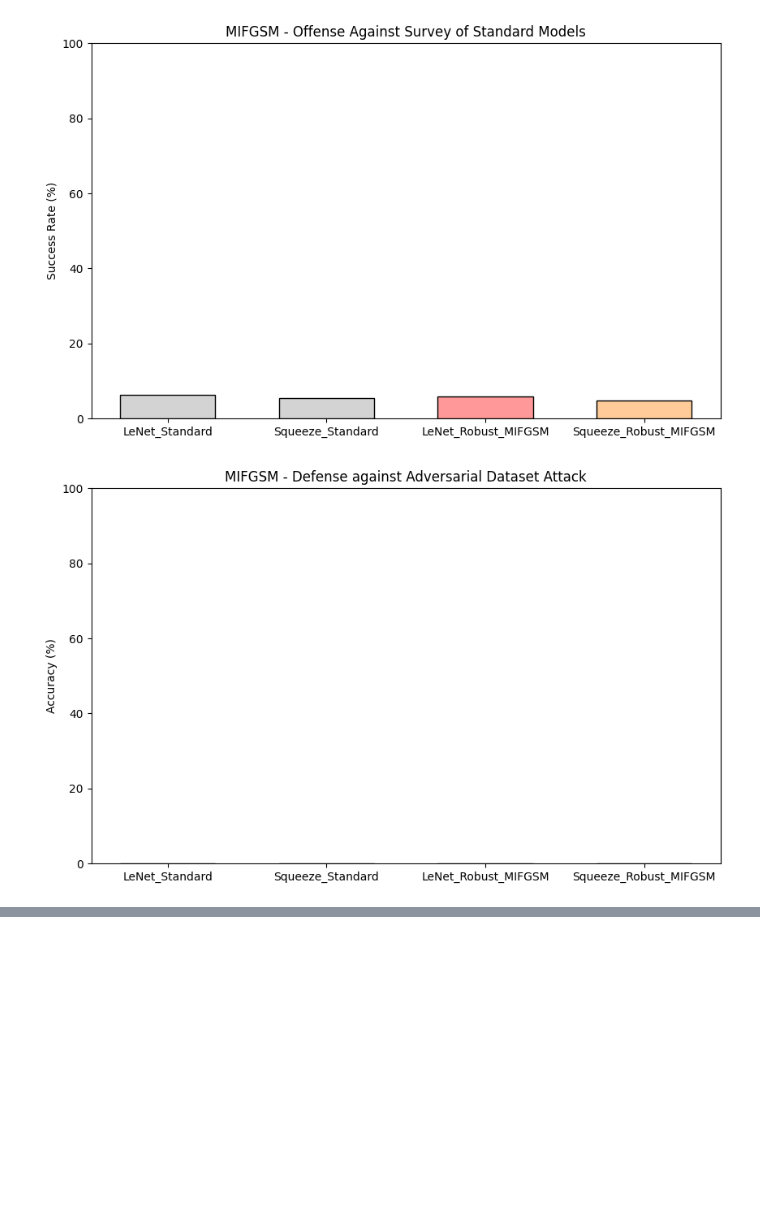
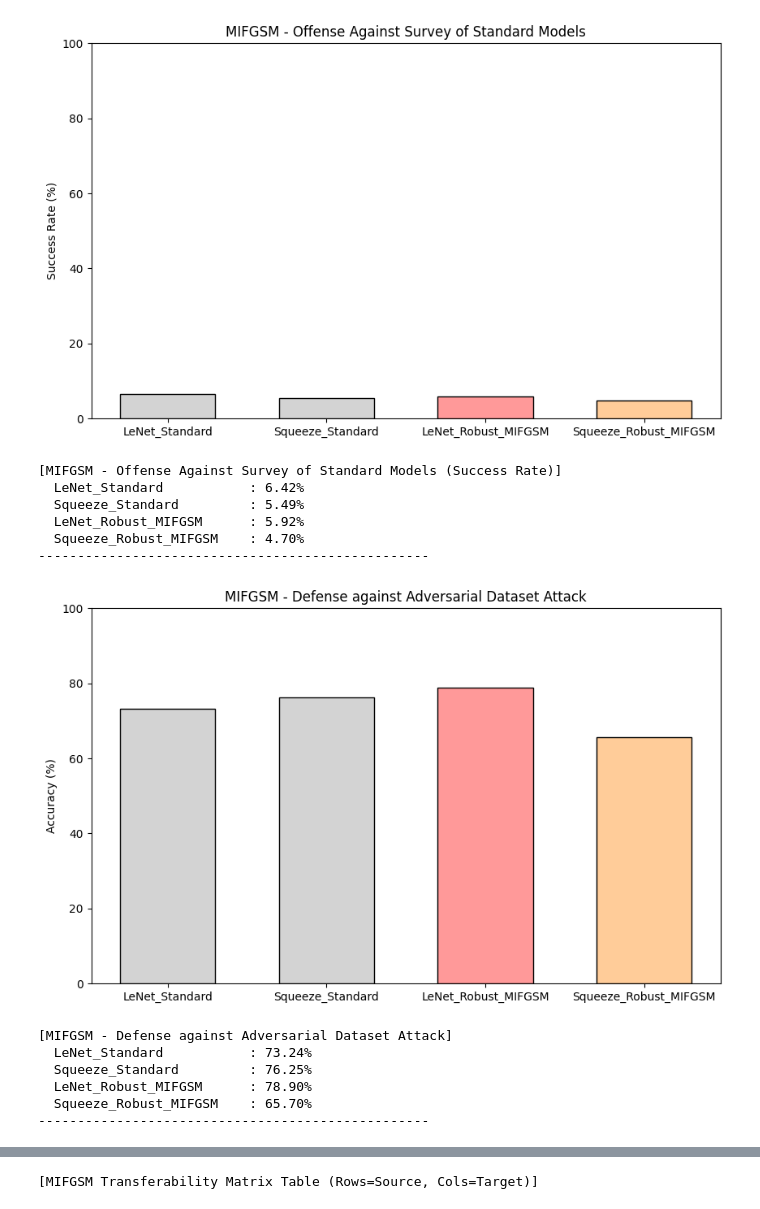
Before and after one commit to vm2781/adversarial_attacks, a Jupyter notebook: model_adversarial_analysis.ipynb, the cells around one changed output, grey strips where cells are left out. Saved outputs shown, nothing was run; the diff lists cells and outputs as text; code cells hidden in the pictures; blank space fills up the shorter version.

```diff
--- a/model_adversarial_analysis.ipynb
+++ b/model_adversarial_analysis.ipynb
@@ -526,6 +591,11 @@ if MIFGSM_metrics:
     plt.ylim(0, 100)
     plt.show()
 
+    print("\n[MIFGSM Baseline Clean Accuracy]")
+    for name, val in zip(MIFGSM_focus, MIFGSM_metrics['clean']):
+        print(f"  {name:<25}: {val:.2f}%")
+    print("-" * 50)
+
     plt.figure(figsize=(10, 6))
     plt.bar(x, MIFGSM_metrics['white'], color=bar_colors, edgecolor='black', width=width)
     plt.xticks(x, MIFGSM_focus)
@@ -533,6 +603,11 @@ if MIFGSM_metrics:
     plt.ylabel("Accuracy (%)")
     plt.ylim(0, 100)
     plt.show()
+
+    print("\n[MIFGSM White-box Accuracy (Robustness)]")
+    for name, val in zip(MIFGSM_focus, MIFGSM_metrics['white']):
+        print(f"  {name:<25}: {val:.2f}%")
+    print("-" * 50)
 
     plt.figure(figsize=(10, 6))
     plt.bar(x, MIFGSM_metrics['zoo_def'], color=bar_colors, edgecolor='black', width=width)
@@ -542,6 +617,11 @@ if MIFGSM_metrics:
     plt.ylim(0, 100)
     plt.show()
 
+    print("\n[MIFGSM - Defense against PGD Attack (Zoo Avg)]")
+    for name, val in zip(MIFGSM_focus, MIFGSM_metrics['zoo_def']):
+        print(f"  {name:<25}: {val:.2f}%")
+    print("-" * 50)
+
     plt.figure(figsize=(10, 6))
     plt.bar(x, MIFGSM_metrics['zoo_off'], color=bar_colors, edgecolor='black', width=width)
     plt.xticks(x, MIFGSM_focus)
@@ -550,6 +630,11 @@ if MIFGSM_metrics:
     plt.ylim(0, 100)
     plt.show()
 
+    print("\n[MIFGSM - Offense Against Survey of Standard Models (Success Rate)]")
+    for name, val in zip(MIFGSM_focus, MIFGSM_metrics['zoo_off']):
+        print(f"  {name:<25}: {val:.2f}%")
+    print("-" * 50)
+
     plt.figure(figsize=(10, 6))
     plt.bar(x, MIFGSM_ext_scores, color=bar_colors, edgecolor='black', width=width)
     plt.xticks(x, MIFGSM_focus)
@@ -557,6 +642,11 @@ if MIFGSM_metrics:
     plt.ylabel("Accuracy (%)")
     plt.ylim(0, 100)
     plt.show()
+
+    print("\n[MIFGSM - Defense against Adversarial Dataset Attack]")
+    for name, val in zip(MIFGSM_focus, MIFGSM_ext_scores):
+        print(f"  {name:<25}: {val:.2f}%")
+    print("-" * 50)
 
     focus_indices = [all_names.index(n) for n in MIFGSM_focus]
     sub_matrix = MIFGSM_metrics['matrix'][np.ix_(focus_indices, focus_indices)]
@@ -570,5 +660,8 @@ if MIFGSM_metrics:
     plt.xticks(rotation=45, ha='right')
     plt.yticks(rotation=0)
     plt.show()
+
+    print("\n[MIFGSM Transferability Matrix Table (Rows=Source, Cols=Target)]")
+    display(pd.DataFrame(sub_matrix, index=MIFGSM_focus, columns=MIFGSM_focus).style.format("{:.2f}").background_gradient(cmap='RdYlGn', vmin=0, vmax=100))
 # %% [output]
 [figure]
@@ -577,3 +688,16 @@ if MIFGSM_metrics:
 [figure]
+[MIFGSM - Offense Against Survey of Standard Models (Success Rate)]
+  LeNet_Standard           : 6.42%
+  Squeeze_Standard         : 5.49%
+  LeNet_Robust_MIFGSM      : 5.92%
+  Squeeze_Robust_MIFGSM    : 4.70%
+--------------------------------------------------
-[figure, old version]
+[figure, new version]
+[MIFGSM - Defense against Adversarial Dataset Attack]
+  LeNet_Standard           : 73.24%
+  Squeeze_Standard         : 76.25%
+  LeNet_Robust_MIFGSM      : 78.90%
+  Squeeze_Robust_MIFGSM    : 65.70%
+--------------------------------------------------
 [figure]
+[MIFGSM Transferability Matrix Table (Rows=Source, Cols=Target)]
```
Also changed, not shown: parts of 13 cells of this notebook.
